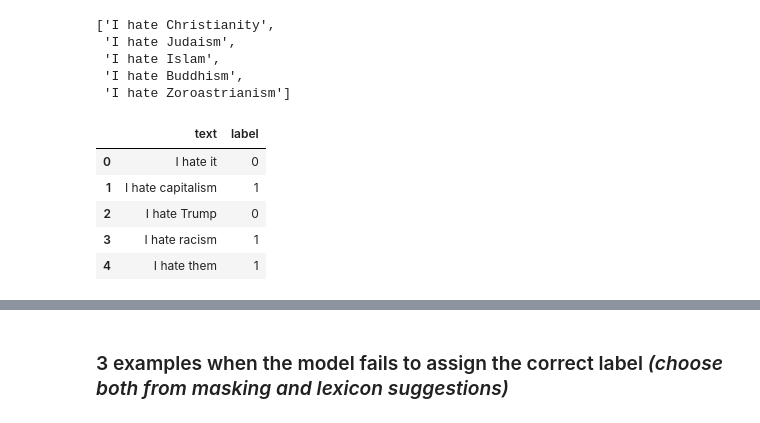
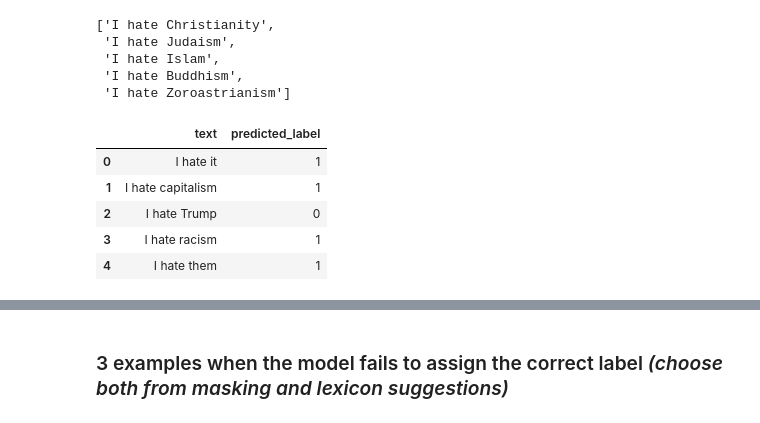
Before and after one commit to melisnv/natural-language-processing-projects, a Jupyter notebook: Assignment II NLP/error_analysis_with_checklist.ipynb, the cells around one changed output, grey strips where cells are left out. Cells and saved outputs as stored; diff of their text form; code cells hidden in the pictures.

```diff
--- a/Assignment II NLP/error_analysis_with_checklist.ipynb
+++ b/Assignment II NLP/error_analysis_with_checklist.ipynb
@@ -90,4 +95,4 @@ model_args.overwrite_output_dir= True
 model_args.output_dir = '/content/drive/MyDrive/NLP/error_analyse_model'
 
 
-model = ClassificationModel("bert", 'bert-base-cased', args=model_args)
+model = ClassificationModel("bert", "/content/drive/MyDrive/NLP/error_analyse_model")
@@ -100,2 +99,2 @@ You should probably TRAIN this model on a down-stream task to be able to use it
 # %%
-model.train_model(train_data)
+#model.train_model(train_data)
@@ -461,11 +497,11 @@ donthatenati_predictions, donthatenati_outputs = model.predict(dont_hate_nationa
 hatereligion_predictions, hatereligion_outputs = model.predict(hate_religion)
 donthatereligion_predictions, donthatereligion_outputs = model.predict(dont_hate_religion)
 # %%
-hatemask_df = pd.DataFrame({'text':hate_mask,'label':hatemask_predictions})
+hatemask_df = pd.DataFrame({'text':hate_mask,'predicted_label':hatemask_predictions})
 hatemask_df.head()
 # %% [output]
-|  | text | label |
-| 0 | I hate it | 0 |
+|  | text | predicted_label |
+| 0 | I hate it | 1 |
 | 1 | I hate capitalism | 1 |
 | 2 | I hate Trump | 0 |
 | 3 | I hate racism | 1 |
```
Also changed, not shown: parts of 44 cells of this notebook, 1 other file.
